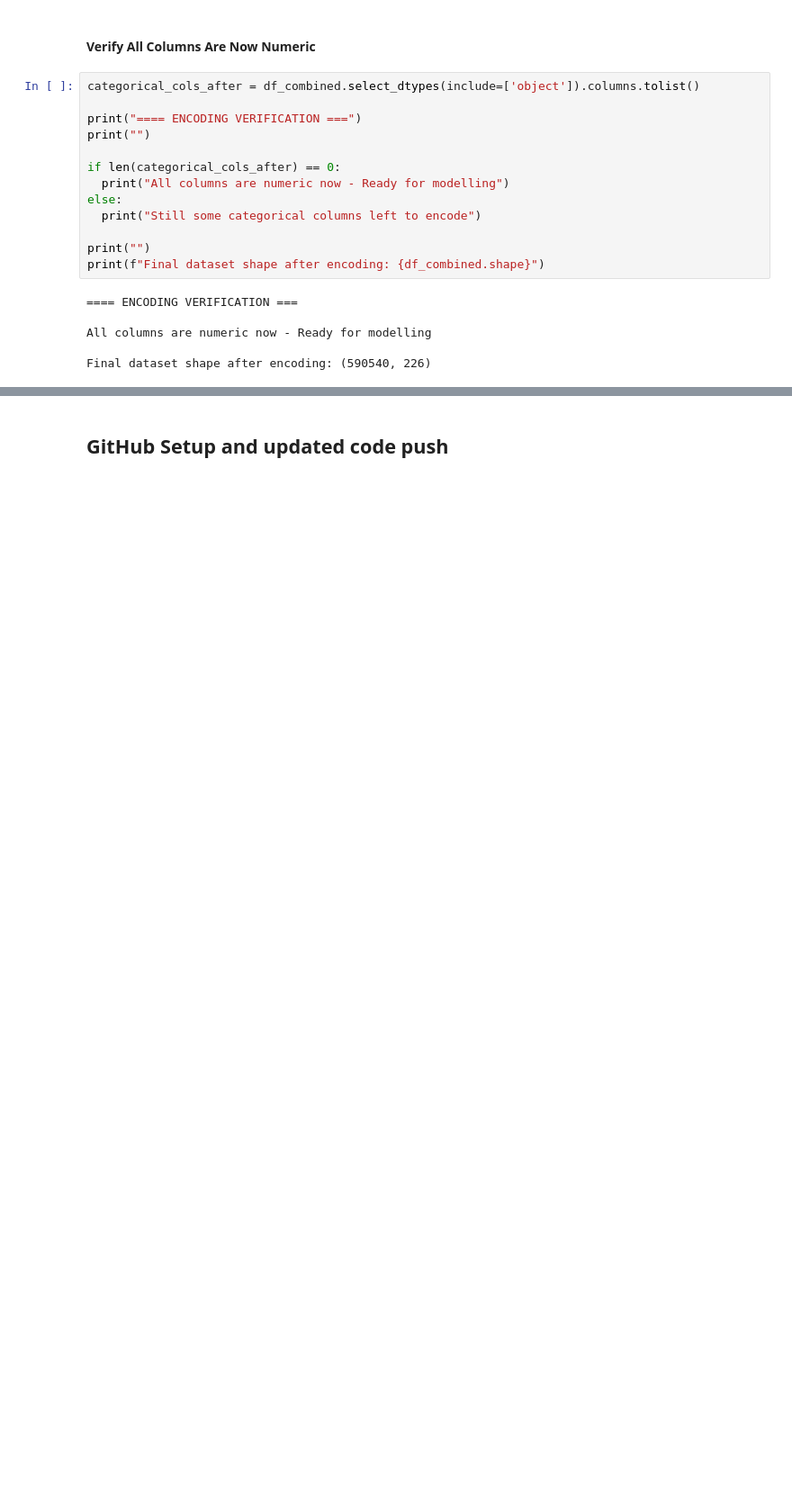
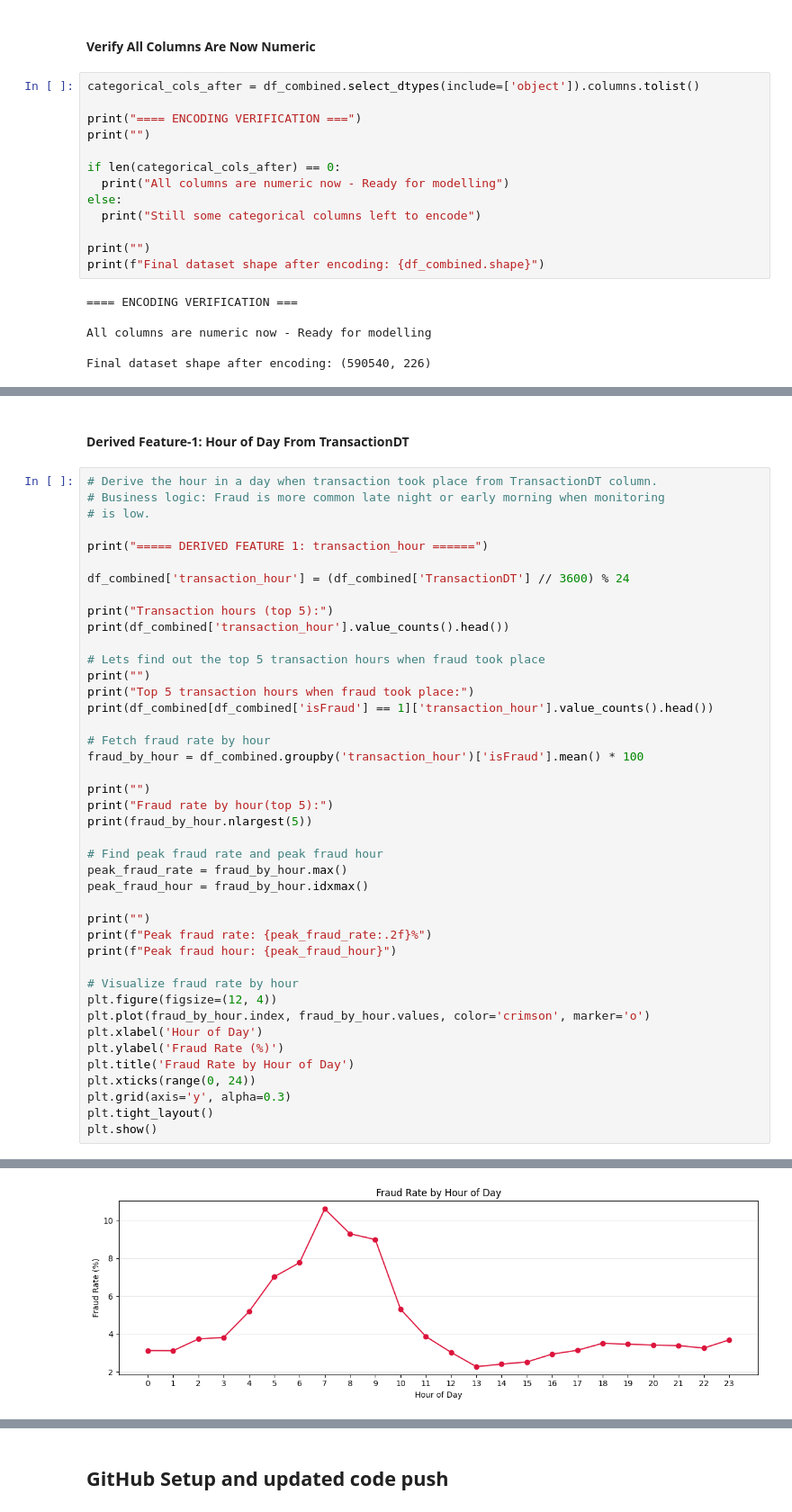
Before and after one commit to Thedeadman0612/TrustCart, a Jupyter notebook: phase1/notebooks/phase1_transaction_risk.ipynb, the cells around one changed output, grey strips where cells are left out. Shown at 90% size. Saved outputs shown, nothing was run; the diff lists cells and outputs as text; blank space fills up the shorter version.

```diff
--- a/phase1/notebooks/phase1_transaction_risk.ipynb
+++ b/phase1/notebooks/phase1_transaction_risk.ipynb
@@ -1479,0 +1489,45 @@ Final dataset shape after encoding: (590540, 226)
+# %% [markdown]
+#### **Derived Feature-1: Hour of Day From TransactionDT**
+# %%
+# Derive the hour in a day when transaction took place from TransactionDT column.
+# Business logic: Fraud is more common late night or early morning when monitoring
+# is low.
+
+print("===== DERIVED FEATURE 1: transaction_hour ======")
+
+df_combined['transaction_hour'] = (df_combined['TransactionDT'] // 3600) % 24
+
+print("Transaction hours (top 5):")
+print(df_combined['transaction_hour'].value_counts().head())
+
+# Lets find out the top 5 transaction hours when fraud took place
+print("")
+print("Top 5 transaction hours when fraud took place:")
+print(df_combined[df_combined['isFraud'] == 1]['transaction_hour'].value_counts().head())
+
+# Fetch fraud rate by hour
+fraud_by_hour = df_combined.groupby('transaction_hour')['isFraud'].mean() * 100
+
+print("")
+print("Fraud rate by hour(top 5):")
+print(fraud_by_hour.nlargest(5))
+
+# Find peak fraud rate and peak fraud hour
+peak_fraud_rate = fraud_by_hour.max()
+peak_fraud_hour = fraud_by_hour.idxmax()
+
+print("")
+print(f"Peak fraud rate: {peak_fraud_rate:.2f}%")
+print(f"Peak fraud hour: {peak_fraud_hour}")
+
+# Visualize fraud rate by hour
+plt.figure(figsize=(12, 4))
+plt.plot(fraud_by_hour.index, fraud_by_hour.values, color='crimson', marker='o')
+plt.xlabel('Hour of Day')
+plt.ylabel('Fraud Rate (%)')
+plt.title('Fraud Rate by Hour of Day')
+plt.xticks(range(0, 24))
+plt.grid(axis='y', alpha=0.3)
+plt.tight_layout()
+plt.show()
+# %% [output]
@@ -1479,0 +1551 @@ Final dataset shape after encoding: (590540, 226)
+[figure, added]
```
Also changed, not shown: parts of 11 cells of this notebook.
